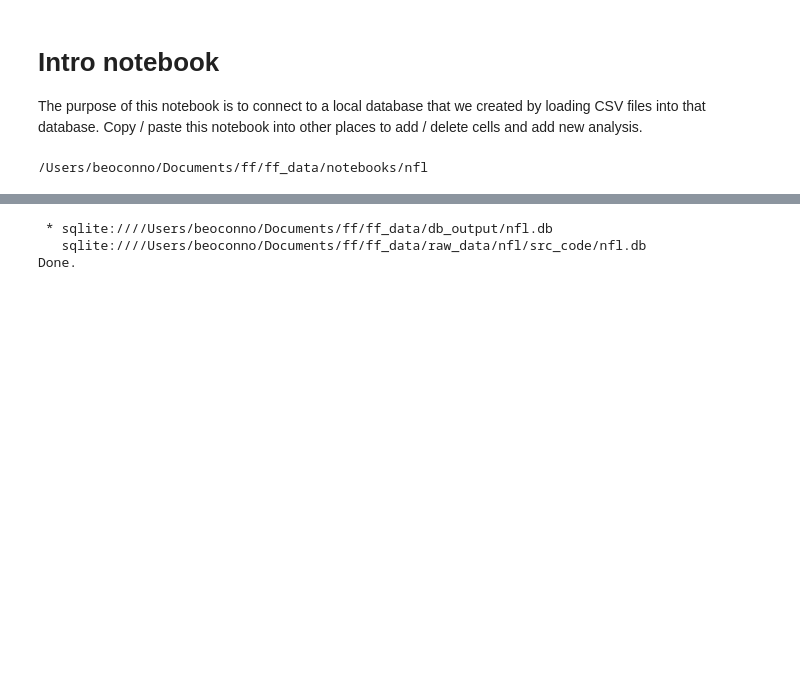
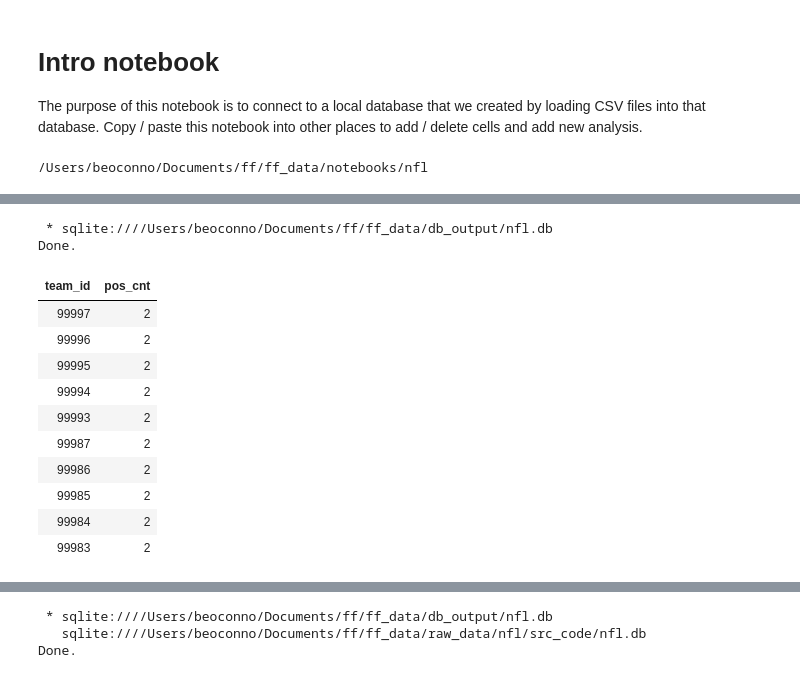
Before and after one commit to uobeno/ff_data, a Jupyter notebook: notebooks/nfl/IntroNotebook.ipynb, the cells around one changed output, grey strips where cells are left out. Drawn from its saved outputs; the diff is of its cells as text; code cells hidden in the pictures; blank space fills up the shorter version.

```diff
--- a/notebooks/nfl/IntroNotebook.ipynb
+++ b/notebooks/nfl/IntroNotebook.ipynb
@@ -20,3 +17,31 @@ rel_db_path = Path.cwd().parent.parent / 'db_output' / 'nfl.db'
 db_file_path = rel_db_path.resolve()
 db_string = f"sqlite:///{db_file_path}"
 %sql $db_string
+# %%
+%%sql
+SELECT
+    team_id,
+    COUNT(DISTINCT position) AS pos_cnt
+FROM draft_combos_dr10
+WHERE 1=1
+GROUP BY 1
+HAVING
+    COUNT(DISTINCT position) = 2
+    AND (SUM(IIF(position = 'RB',1,0)) = 1)
+    AND (SUM(IIF(position = 'WR',1,0)) = 4)
+ORDER BY 2 DESC
+LIMIT 10
+# %% [output]
+ * sqlite:////Users/beoconno/Documents/ff/ff_data/db_output/nfl.db
+Done.
+| team_id | pos_cnt |
+| 99997 | 2 |
+| 99996 | 2 |
+| 99995 | 2 |
+| 99994 | 2 |
+| 99993 | 2 |
+| 99987 | 2 |
+| 99986 | 2 |
+| 99985 | 2 |
+| 99984 | 2 |
+| 99983 | 2 |
```
Also changed, not shown: parts of 3 cells of this notebook, 3 other files.
